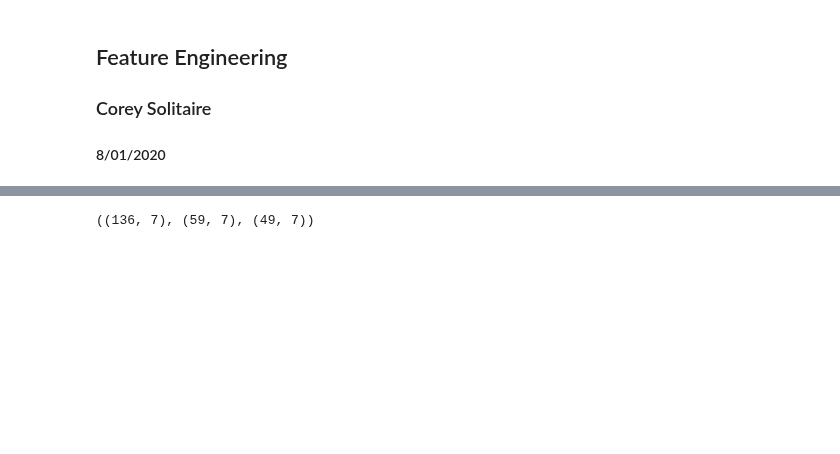
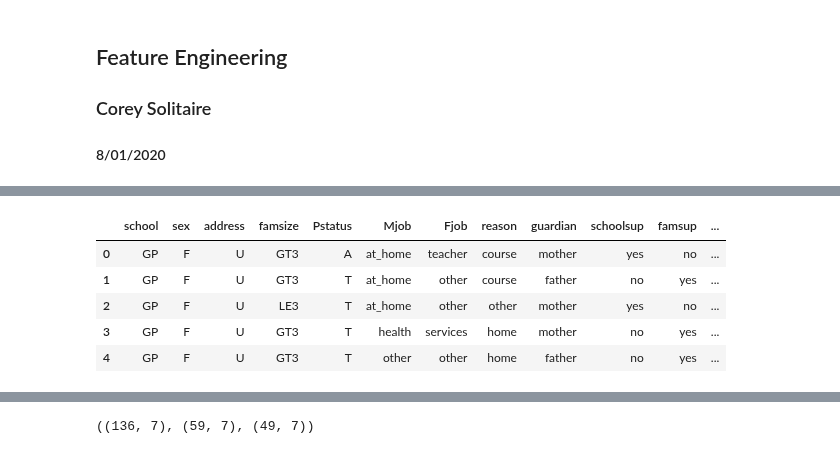
Before and after one commit to CSolitaire/regression-exercises, a Jupyter notebook: feature_engineering.ipynb, the cells around one changed output, grey strips where cells are left out. Cells and saved outputs as stored; diff of their text form; code cells hidden in the pictures; blank space fills up the shorter version.

```diff
--- a/feature_engineering.ipynb
+++ b/feature_engineering.ipynb
@@ -18,0 +199,13 @@ from statsmodels.formula.api import ols
+# %%
+# using iloc, the df will fliter out all the index locations
+# (columns number) where mask is false
+
+object_df = df.iloc[:, mask]
+object_df.head()
+# %% [output]
+|  | school | sex | address | famsize | Pstatus | Mjob | Fjob | reason | guardian | schoolsup | famsup | ... |
+| 0 | GP | F | U | GT3 | A | at_home | teacher | course | mother | yes | no | ... |
+| 1 | GP | F | U | GT3 | T | at_home | other | course | father | no | yes | ... |
+| 2 | GP | F | U | LE3 | T | at_home | other | other | mother | yes | no | ... |
+| 3 | GP | F | U | GT3 | T | health | services | home | mother | no | yes | ... |
+| 4 | GP | F | U | GT3 | T | other | other | home | father | no | yes | ... |
```
Also changed, not shown: parts of 63 cells of this notebook.
